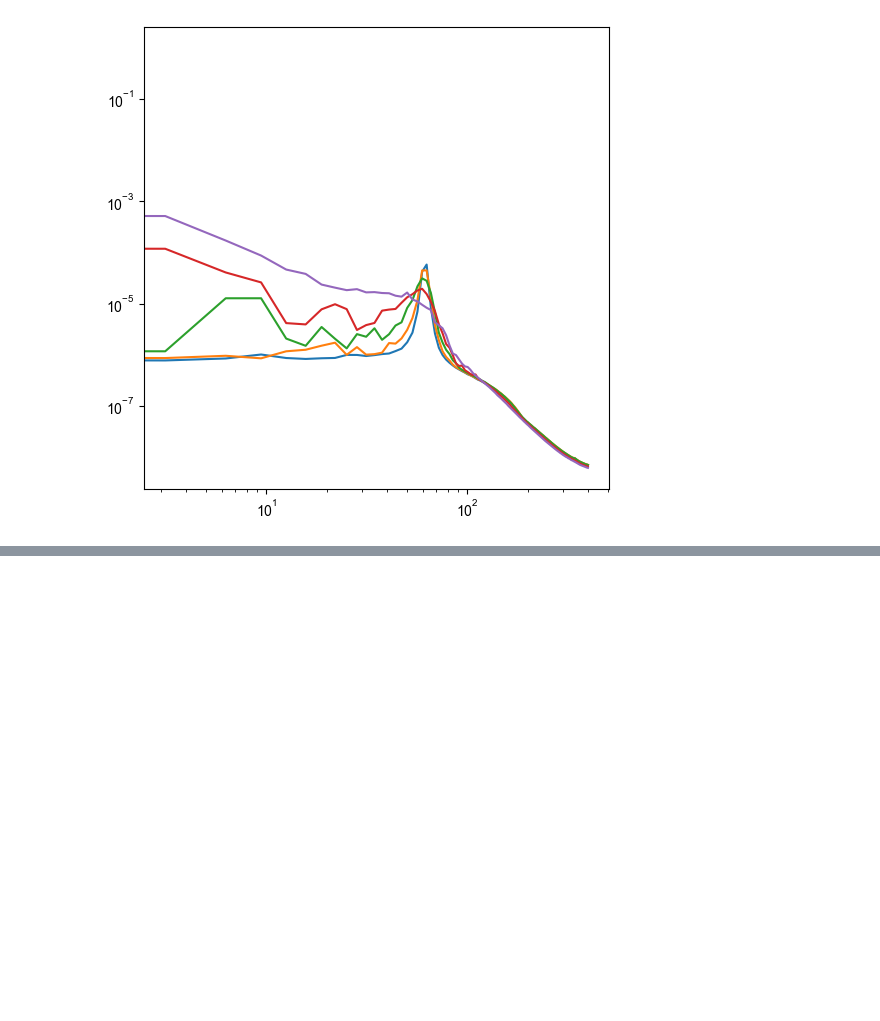
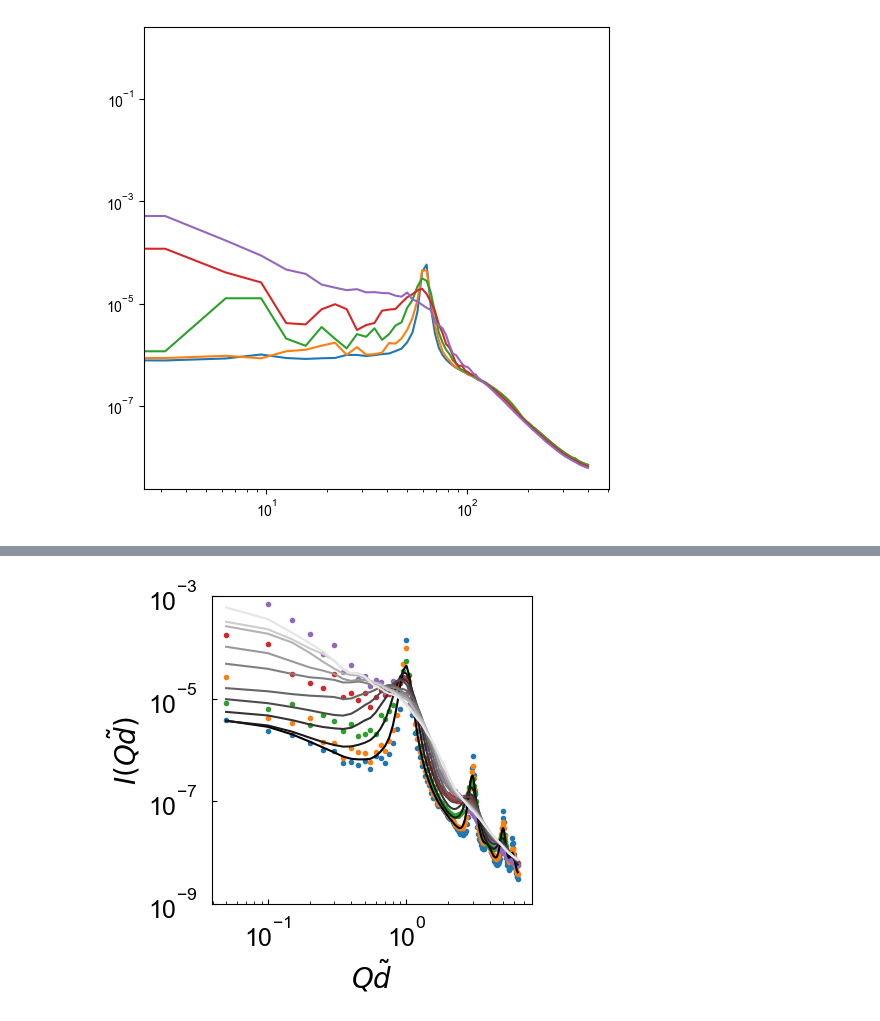
Before and after one commit to ch-tung/Randomwave_ML, a Jupyter notebook: test_arbitary_k_distribution.ipynb, the cells around one changed output, grey strips where cells are left out. Drawn from its saved outputs; the diff is of its cells as text; code cells hidden in the pictures; blank space fills up the shorter version.

```diff
--- a/test_arbitary_k_distribution.ipynb
+++ b/test_arbitary_k_distribution.ipynb
@@ -196,0 +333,30 @@ for b in [0.025, 0.05, 0.1, 0.2, 0.4]:
+# %%
+## plot results: varying k_z
+fig = plt.figure(figsize=(6,4))
+ax = fig.add_subplot(1,1,1)
+
+for i, S in enumerate(S_q_b):
+    color = colors[i]
+
+    ax.plot(qq/20/np.pi,S,'.',color=color)
+
+for i, k_z_i in enumerate(set_k_z):
+    parameters = [k_z_i,set_alpha[0],set_kappa[0]]
+    index = id_params(parameters)
+
+    color = color_params(parameters)
+    color = plt.cm.gray(i/10)
+
+    ax.plot(qq[1:]/20/np.pi,S_q_sm_Grid[index,],'-',color=color)
+
+
+ax.set_xlabel(r'$Q\tilde{d}$',fontsize=20)
+ax.set_ylabel(r'$I(Q\tilde{d})$',fontsize=20)
+ax.set_yscale('log')
+ax.set_xscale('log')
+# ax.set_xlim([0,100])
+ax.set_ylim([1e-9,1e-3])
+ax.tick_params(direction='in', axis='both', which='both', labelsize=18, pad=10)
+ax.set_aspect(1/2.7)
+# %% [output]
+[figure, added]
```
Also changed, not shown: parts of 2 cells of this notebook.
